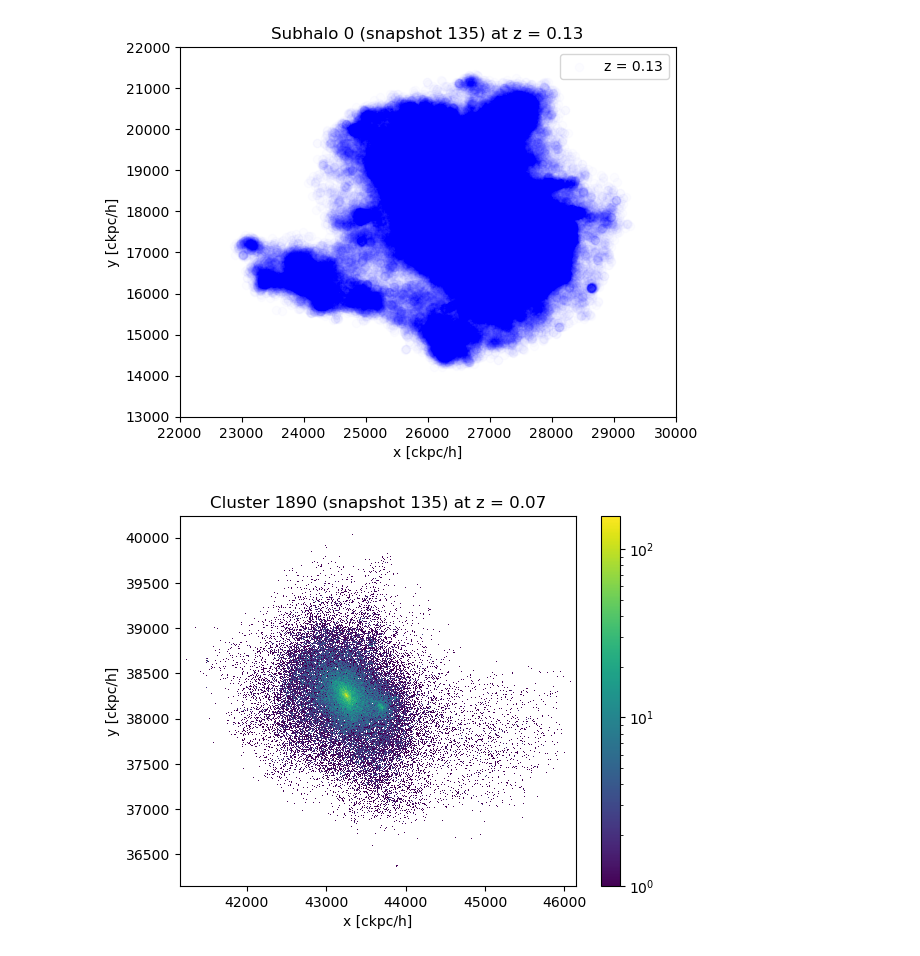
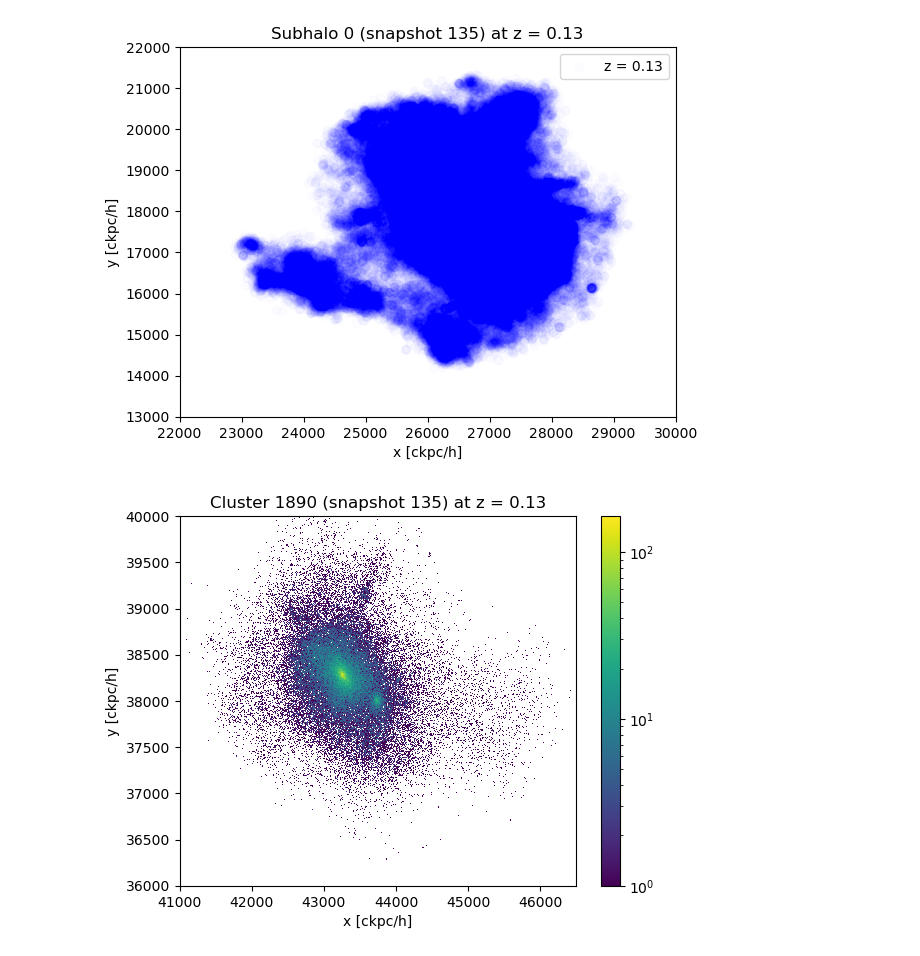
Before and after one commit to diodeamy/Thesis, a Jupyter notebook: code/massMovementsMultipleRedshifts.ipynb, the cells around one changed output. Drawn from its saved outputs; the diff is of its cells as text; code cells hidden in the pictures.

Commit message:
modifications to obtain graphs

```diff
--- a/code/massMovementsMultipleRedshifts.ipynb
+++ b/code/massMovementsMultipleRedshifts.ipynb
@@ -90,13 +90,13 @@ coordinates = get_snapshot_cluster_coordinates(base_snapshot_id=135, subhalo_id=
 # %% [output]
 [figure]
 # %%
-plt.hist2d(coordinates[131][:,0], coordinates[129][:,1], norm=mpl.colors.LogNorm(), bins=1024)
-# plt.xlim([23000,29000])
-# plt.ylim([14000,21000])
+plt.hist2d(coordinates[125][:,0], coordinates[125][:,1], norm=mpl.colors.LogNorm(), bins=1024)
+plt.xlim([41000,46500])
+plt.ylim([36000,40000])
 plt.xlabel('x [ckpc/h]')
 plt.ylabel('y [ckpc/h]')
-plt.title('Cluster 1890 (snapshot 135) at z = 0.07')
+plt.title('Cluster 1890 (snapshot 135) at z = 0.13')
 plt.colorbar()
-plt.savefig('Data/W2_mass_movements/hist_1890_129.png')
+plt.savefig('Data/W2_mass_movements/hist_1890_125.png')
 # %% [output]
-[figure, old version]
+[figure, new version]
```
